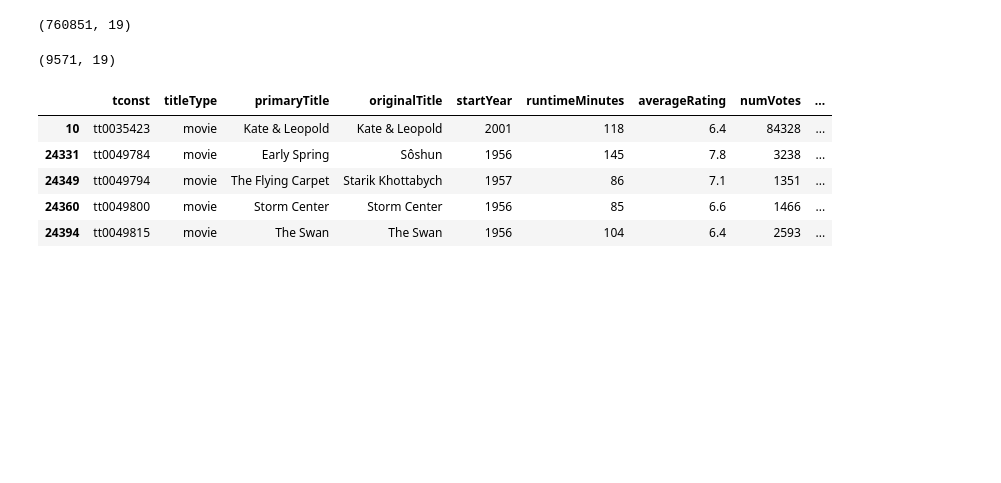
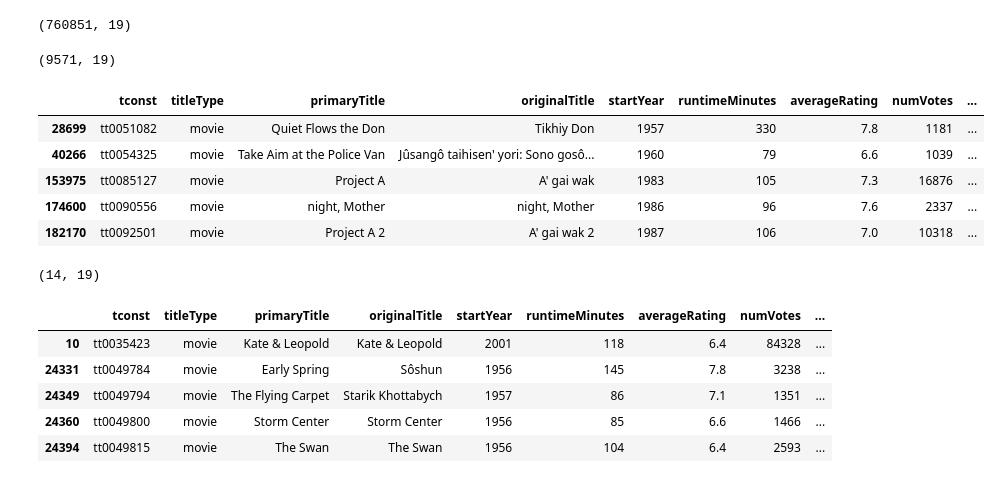
Before and after one commit to davidk1401/IMDb-movie-data, a Jupyter notebook: Adding-Region-And-Language-Columns.ipynb, the cells around one changed output. Saved outputs shown, nothing was run; the diff lists cells and outputs as text; code cells hidden in the pictures; blank space fills up the shorter version.

```diff
--- a/Adding-Region-And-Language-Columns.ipynb
+++ b/Adding-Region-And-Language-Columns.ipynb
@@ -63,6 +94,21 @@ df2 = df[(df['isOriginalTitle'] == 1)]
 df2.shape
 # %% [output]
 (9571, 19)
+# %%
+df2[(df['originalTitle'] != df['title'])].head()
+# %% [output]
+|  | tconst | titleType | primaryTitle | originalTitle | startYear | runtimeMinutes | averageRating | numVotes | ... |
+| 28699 | tt0051082 | movie | Quiet Flows the Don | Tikhiy Don | 1957 | 330 | 7.8 | 1181 | ... |
+| 40266 | tt0054325 | movie | Take Aim at the Police Van | Jûsangô taihisen' yori: Sono gosô... | 1960 | 79 | 6.6 | 1039 | ... |
+| 153975 | tt0085127 | movie | Project A | A' gai wak | 1983 | 105 | 7.3 | 16876 | ... |
+| 174600 | tt0090556 | movie | night, Mother | night, Mother | 1986 | 96 | 7.6 | 2337 | ... |
+| 182170 | tt0092501 | movie | Project A 2 | A' gai wak 2 | 1987 | 106 | 7.0 | 10318 | ... |
+# %%
+## There are 14 movies which are listed as the original title, even though
+## The original title does not match the title in the titles dataset
+df2[(df['originalTitle'] != df['title'])].shape
+# %% [output]
+(14, 19)
 # %%
 df2.head()
 # %% [output]
```
Also changed, not shown: parts of 11 cells of this notebook.
